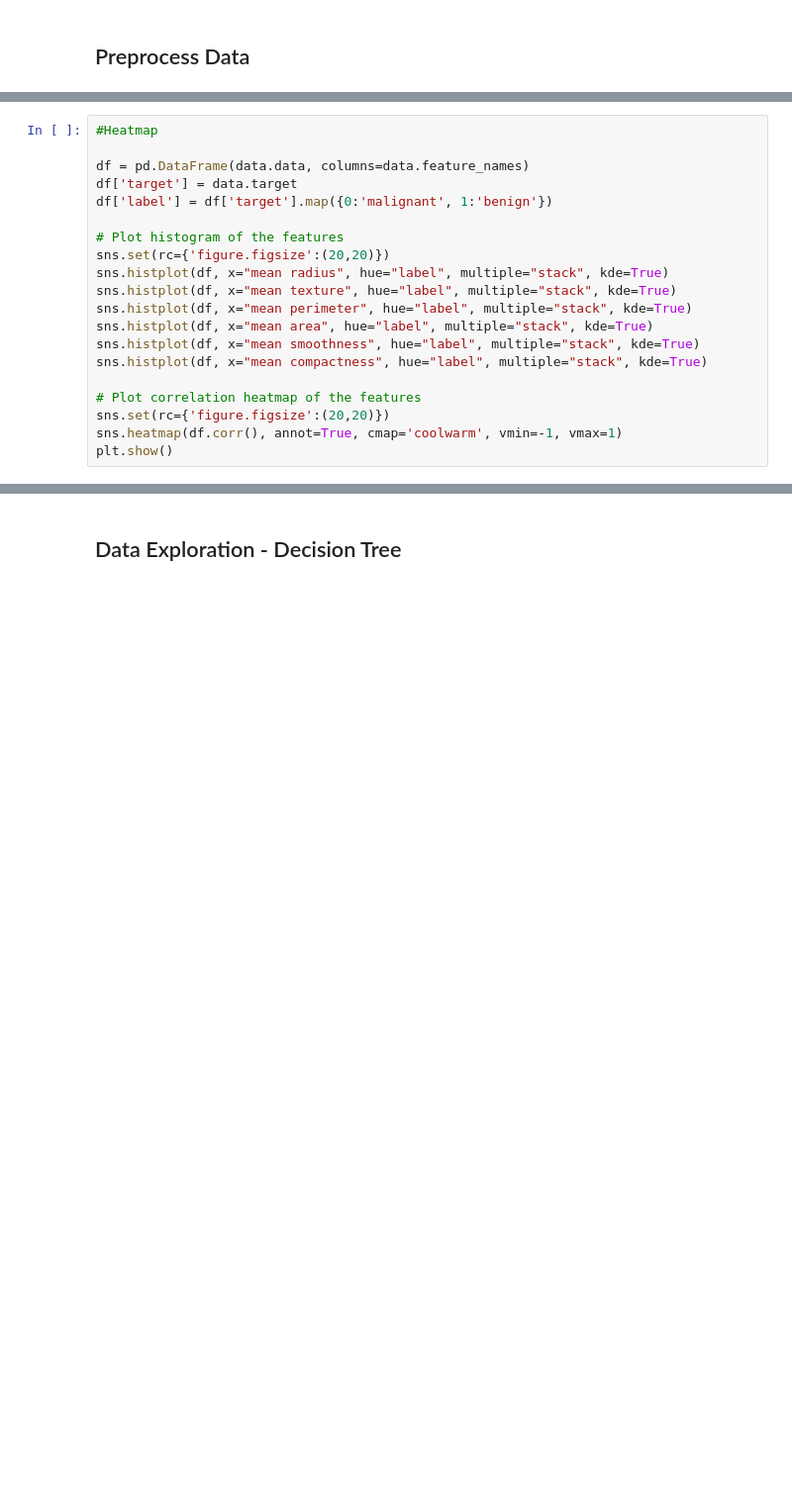
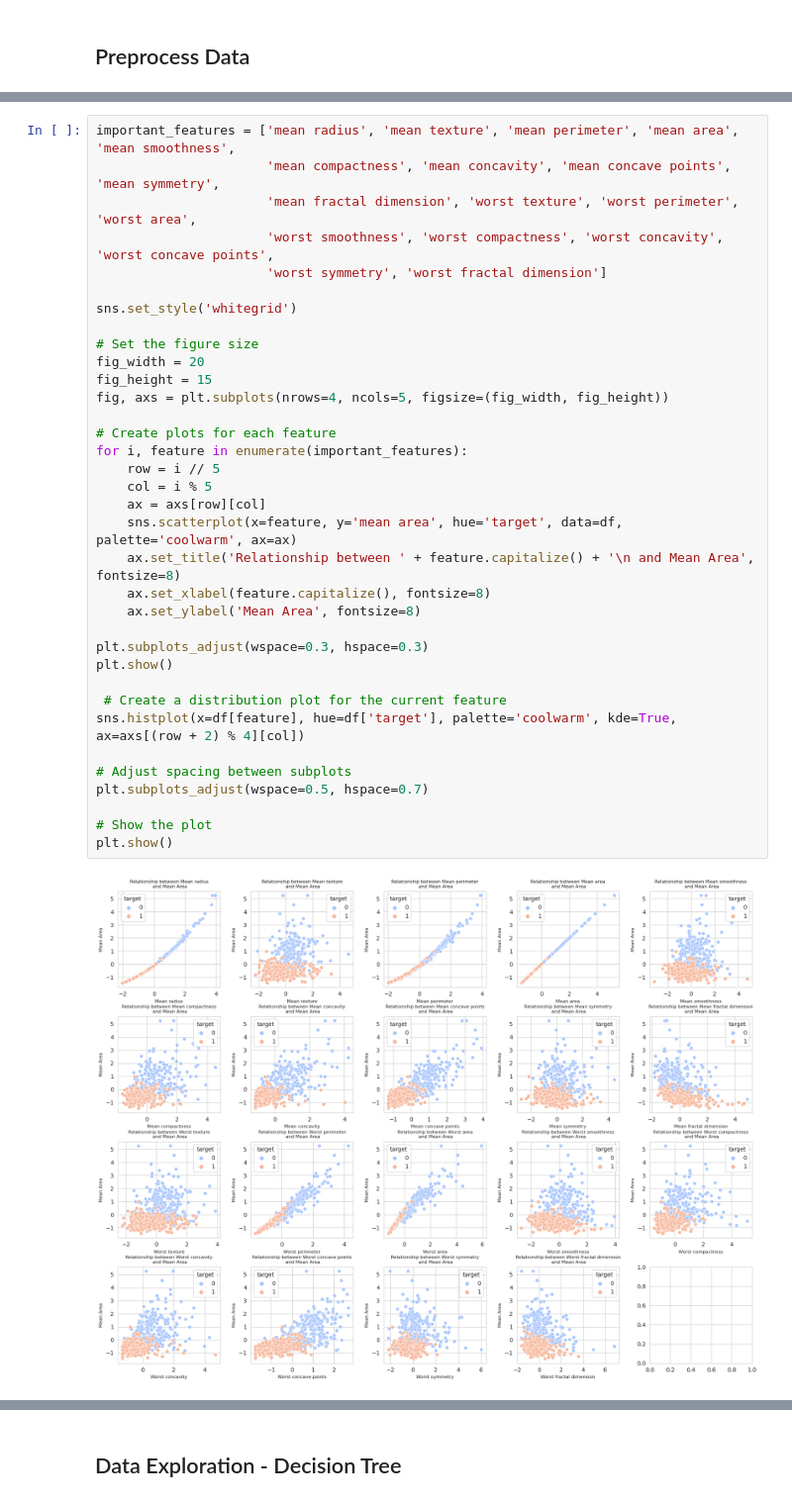
Before and after one commit to mediarahan/UTSMachineLearning, a Jupyter notebook: Achmad_Rionov_1103204030_UTS_Machine_Learning.ipynb, the cells around one changed output, grey strips where cells are left out. Shown at 99% size. Saved outputs shown, nothing was run; the diff lists cells and outputs as text; blank space fills up the shorter version.

```diff
--- a/Achmad_Rionov_1103204030_UTS_Machine_Learning.ipynb
+++ b/Achmad_Rionov_1103204030_UTS_Machine_Learning.ipynb
@@ -27,20 +55,0 @@ X_train, X_test, y_train, y_test = train_test_split(X, y, test_size=0.2, random_
-# %%
-#Heatmap
-
-df = pd.DataFrame(data.data, columns=data.feature_names)
-df['target'] = data.target
-df['label'] = df['target'].map({0:'malignant', 1:'benign'})
-
-# Plot histogram of the features
-sns.set(rc={'figure.figsize':(20,20)})
-sns.histplot(df, x="mean radius", hue="label", multiple="stack", kde=True)
-sns.histplot(df, x="mean texture", hue="label", multiple="stack", kde=True)
-sns.histplot(df, x="mean perimeter", hue="label", multiple="stack", kde=True)
-sns.histplot(df, x="mean area", hue="label", multiple="stack", kde=True)
-sns.histplot(df, x="mean smoothness", hue="label", multiple="stack", kde=True)
-sns.histplot(df, x="mean compactness", hue="label", multiple="stack", kde=True)
-
-# Plot correlation heatmap of the features
-sns.set(rc={'figure.figsize':(20,20)})
-sns.heatmap(df.corr(), annot=True, cmap='coolwarm', vmin=-1, vmax=1)
-plt.show()
@@ -62,0 +56,37 @@ sns.scatterplot(x='mean area', y='mean smoothness', data=df, hue='target')
+# %%
+important_features = ['mean radius', 'mean texture', 'mean perimeter', 'mean area', 'mean smoothness',
+                      'mean compactness', 'mean concavity', 'mean concave points', 'mean symmetry',
+                      'mean fractal dimension', 'worst texture', 'worst perimeter', 'worst area',
+                      'worst smoothness', 'worst compactness', 'worst concavity', 'worst concave points',
+                      'worst symmetry', 'worst fractal dimension']
+
+sns.set_style('whitegrid')
+
+# Set the figure size
+fig_width = 20
+fig_height = 15
+fig, axs = plt.subplots(nrows=4, ncols=5, figsize=(fig_width, fig_height))
+
+# Create plots for each feature
+for i, feature in enumerate(important_features):
+    row = i // 5
+    col = i % 5
+    ax = axs[row][col]
+    sns.scatterplot(x=feature, y='mean area', hue='target', data=df, palette='coolwarm', ax=ax)
+    ax.set_title('Relationship between ' + feature.capitalize() + '\n and Mean Area', fontsize=8)
+    ax.set_xlabel(feature.capitalize(), fontsize=8)
+    ax.set_ylabel('Mean Area', fontsize=8)
+
+plt.subplots_adjust(wspace=0.3, hspace=0.3)
+plt.show()
+
+ # Create a distribution plot for the current feature
+sns.histplot(x=df[feature], hue=df['target'], palette='coolwarm', kde=True, ax=axs[(row + 2) % 4][col])
+
+# Adjust spacing between subplots
+plt.subplots_adjust(wspace=0.5, hspace=0.7)
+
+# Show the plot
+plt.show()
+# %% [output]
+[figure, added]
```
Also changed, not shown: parts of 20 cells of this notebook.
